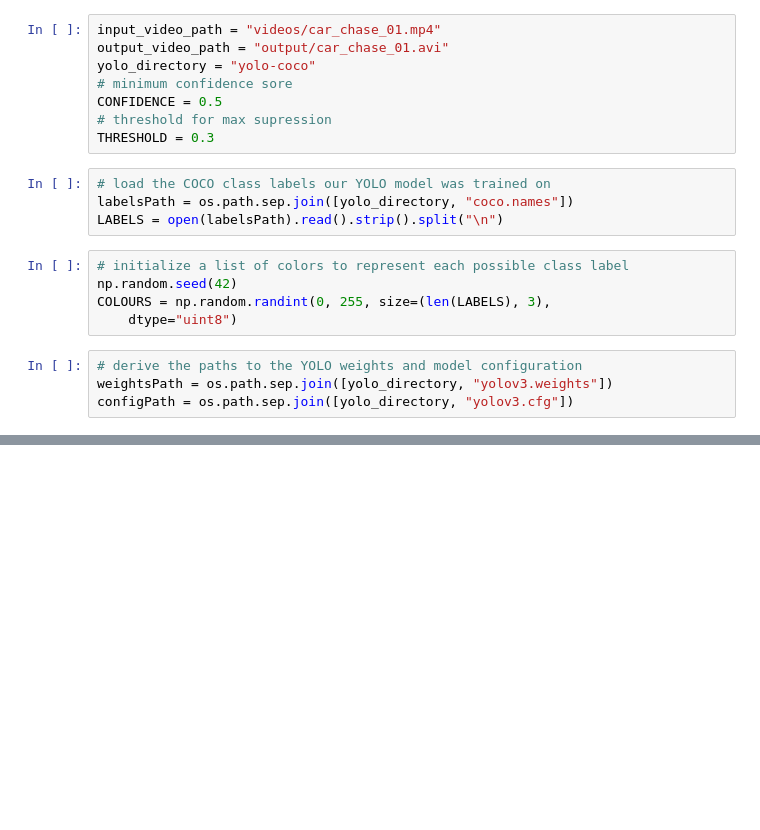
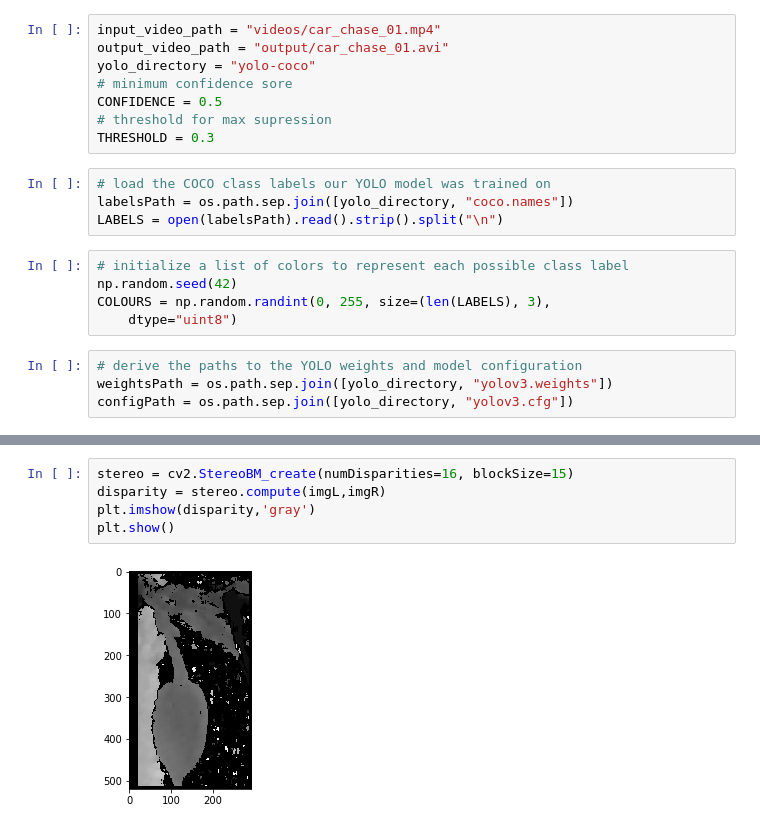
Before and after one commit to RyanPargeter/Autonomous-Vehicle, a Jupyter notebook: YOLO_WEBCAM.ipynb, the cells around one changed output, grey strips where cells are left out. Cells and saved outputs as stored; diff of their text form; blank space fills up the shorter version.

```diff
--- a/YOLO_WEBCAM.ipynb
+++ b/YOLO_WEBCAM.ipynb
@@ -152,0 +177,7 @@ vs.stop()
+# %%
+stereo = cv2.StereoBM_create(numDisparities=16, blockSize=15)
+disparity = stereo.compute(imgL,imgR)
+plt.imshow(disparity,'gray')
+plt.show()
+# %% [output]
+[figure, added]
```
Also changed, not shown: parts of 8 cells of this notebook, 18 other files.
